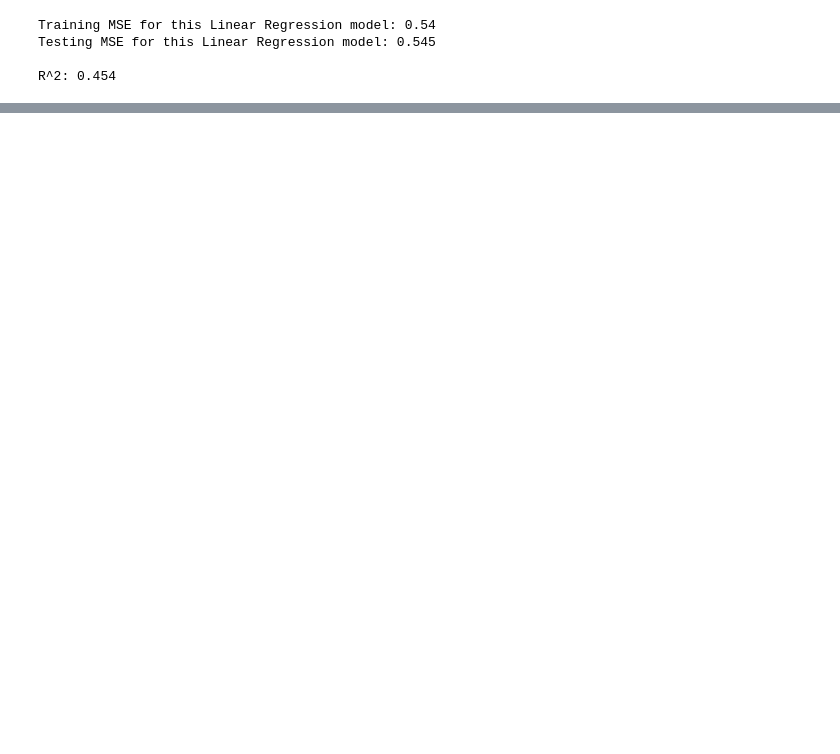
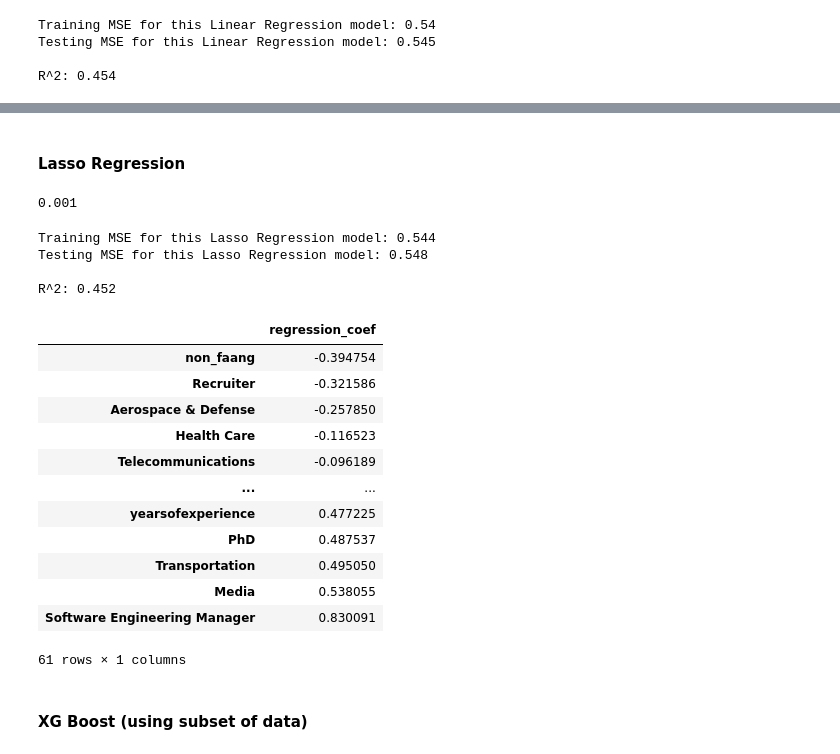
Before and after one commit to jgeorge313/DS_GA_1001_Capstone, a Jupyter notebook: Master.ipynb, the cells around one changed output, grey strips where cells are left out. Drawn from its saved outputs; the diff is of its cells as text; code cells hidden in the pictures; blank space fills up the shorter version.

```diff
--- a/Master.ipynb
+++ b/Master.ipynb
@@ -315,8 +318,7 @@ df = df.dropna().reset_index(drop=True)
 #Remove outliers
 df.drop(np.where(df['totalyearlycompensation'] > 1000000)[0].tolist(), inplace=True)
 # %%
-# Salary prediction
-features_salary = df[['title', 'gender', 'Education', 'Race', 'sector', 'yearsofexperience', 'yearsatcompany', 'region',
+features = df[['title', 'gender', 'Education', 'Race', 'sector', 'yearsofexperience', 'yearsatcompany', 'region',
                       'faang', 'dmaid', 'year', 'tag']]
-target_salary = df['totalyearlycompensation']
+target = df['totalyearlycompensation']
 # %%
@@ -441 +363,65 @@ NameError: name 'col_subset' is not defined
+# %% [markdown]
+#### Lasso Regression
+# %%
+x_train, x_test, y_train, y_test = train_test_split(
+onehot_df, target, test_size=0.1, random_state=101)
+
+cva = RepeatedKFold(n_splits=10,n_repeats = 3, random_state=101)
+
+model = LassoCV(alphas=np.arange(0.001,1,0.001), cv=cva,n_jobs=-1)
+model.fit(x_train,y_train)
+print(model.alpha_)
+# %% [output]
+0.001
+# %%
+kf = KFold(n_splits=10, shuffle=True, random_state=101)
+kf.get_n_splits(onehot_df)
+
+train_error, test_error, R_squared = [], [], []
+
+for train_index, test_index in kf.split(onehot_df):
+    X_train, X_test = onehot_df.iloc[train_index], onehot_df.iloc[test_index]
+    y_train, y_test = target.iloc[train_index], target.iloc[test_index]
+
+    lasso = Lasso(alpha=0.001)
+    lasso.fit(X_train, y_train)
+
+    train_ypred = lasso.predict(X_train)
+
+    test_ypred = lasso.predict(X_test)
+
+    train_error.append(mean_squared_error(train_ypred,y_train))
+
+    test_error.append(mean_squared_error(test_ypred,y_test))
+
+    R_squared.append(lasso.score(X_test, y_test))
+
+print('Training MSE for this Lasso Regression model: {}'.format(round(np.mean(train_error), 3)))
+print('Testing MSE for this Lasso Regression model: {}\n'.format(round(np.mean(test_error), 3)))
+print('R^2: {}\n'.format(round(np.mean(R_squared), 3)))
+
+lasso_df = pd.DataFrame(lasso.coef_, onehot_df.columns, columns=['regression_coef'])
+# %% [output]
+Training MSE for this Lasso Regression model: 0.544
+Testing MSE for this Lasso Regression model: 0.548
+
+R^2: 0.452
+# %%
+display(lasso_df.sort_values(by = 'regression_coef'))
+# %% [output]
+|  | regression_coef |
+| non_faang | -0.394754 |
+| Recruiter | -0.321586 |
+| Aerospace & Defense | -0.257850 |
+| Health Care | -0.116523 |
+| Telecommunications | -0.096189 |
+| ... | ... |
+| yearsofexperience | 0.477225 |
+| PhD | 0.487537 |
+| Transportation | 0.495050 |
+| Media | 0.538055 |
+| Software Engineering Manager | 0.830091 |
+61 rows × 1 columns
+# %% [markdown]
+#### XG Boost (using subset of data)
 # %%
```
Also changed, not shown: parts of 11 cells of this notebook.
